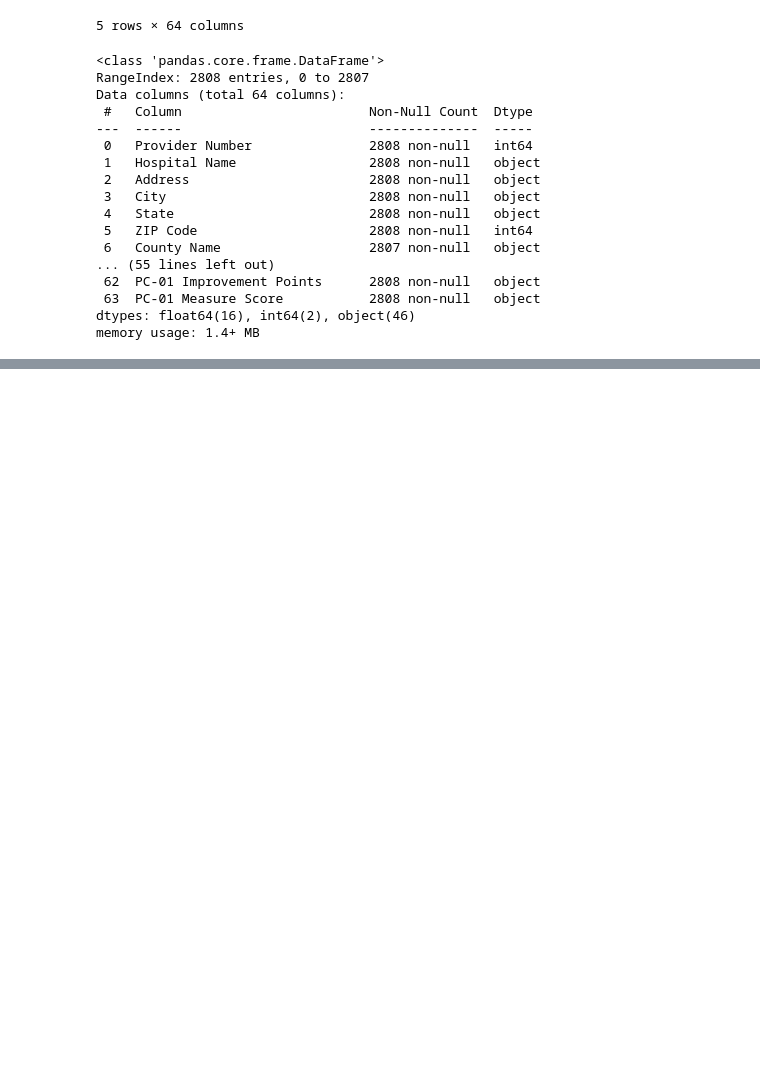
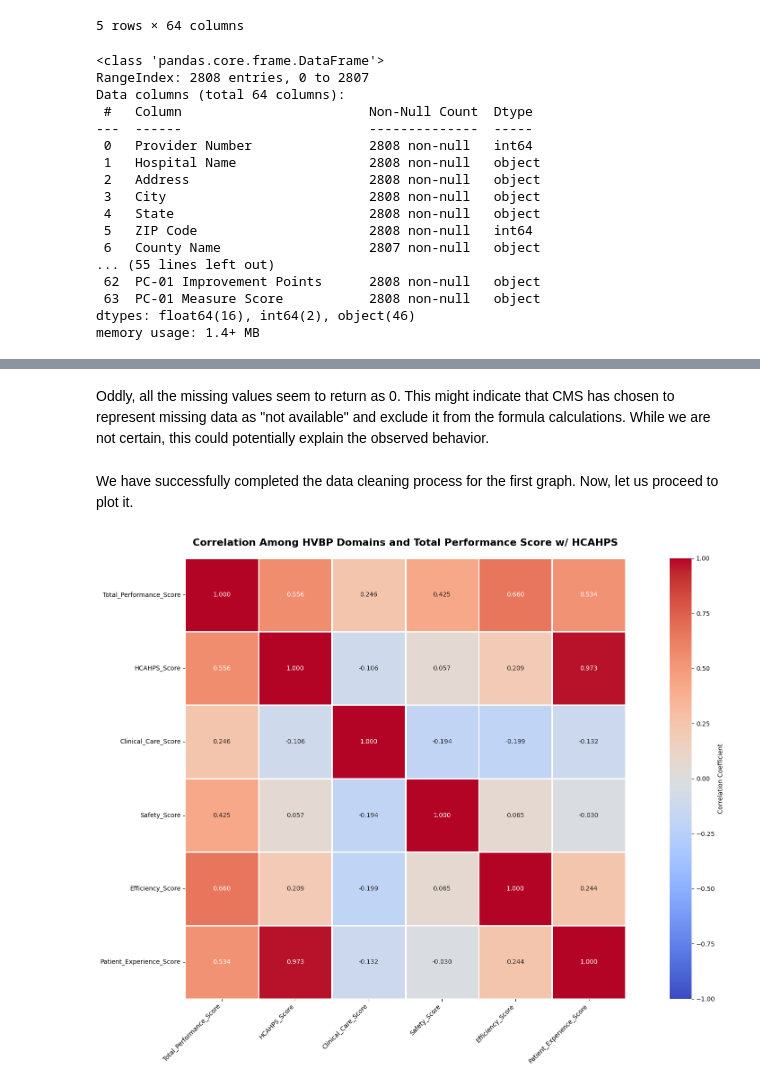
Before and after one commit to 4uroraL1g/HTM737-homework-an, a Jupyter notebook: final_report/report.ipynb, the cells around one changed output, grey strips where cells are left out. Saved outputs shown, nothing was run; the diff lists cells and outputs as text; code cells hidden in the pictures; blank space fills up the shorter version.

```diff
--- a/final_report/report.ipynb
+++ b/final_report/report.ipynb
@@ -178,0 +235,18 @@ Since this is a complex dataset we will do the cleaning process on the go, becau
+# %%
+# Rename columns for clarity
+df_analysis_first_graph = df_analysis_first_graph.rename(columns={
+    'Total Performance Score': 'Total_Performance_Score',
+    'Weighted Normalized Clinical Care Domain Score': 'Clinical_Care_Score',
+    'Weighted Patient and Caregiver Centered Experience of Care/Care Coordination Domain Score': 'Patient_Experience_Score',
+    'Weighted Safety Domain Score': 'Safety_Score',
+    'Weighted Efficiency and Cost Reduction Domain Score': 'Efficiency_Score'
+})
+
+# Drop rows where Total Performance Score is missing (key variable)
+df_analysis_first_graph = df_analysis_first_graph.dropna(subset=['Total_Performance_Score'])
+
+print("\nMerged dataset created!")
+print(f"Shape: {df_analysis_first_graph.shape}")
+print(f"\nColumns: {df_analysis_first_graph.columns.tolist()}")
+print(f"\nFirst few rows:")
+df_analysis_first_graph.head()
@@ -178,0 +409,30 @@ Since this is a complex dataset we will do the cleaning process on the go, becau
+# %% [markdown]
+Oddly, all the missing values seem to return as 0. This might indicate that CMS has chosen to represent missing data as "not available" and exclude it from the formula calculations. While we are not certain, this could potentially explain the observed behavior.
+# %% [markdown]
+We have successfully completed the data cleaning process for the first graph. Now, let us proceed to plot it.
+# %%
+# Calculate correlation matrix
+correlation_matrix = df_analysis_first_graph[['Total_Performance_Score', 'HCAHPS_Score', 'Clinical_Care_Score',
+                                               'Safety_Score', 'Efficiency_Score', 'Patient_Experience_Score']].corr()
+
+# Create the heatmap
+plt.figure(figsize=(20, 12))
+
+sns.heatmap(correlation_matrix,
+            annot=True,
+            fmt='.3f',
+            cmap='coolwarm',
+            center=0,
+            square=True,
+            linewidths=1,
+            cbar_kws={'label': 'Correlation Coefficient'},
+            vmin=-1, vmax=1)
+
+plt.title('Correlation Among HVBP Domains and Total Performance Score w/ HCAHPS',
+          fontsize=16, fontweight='bold', pad=20)
+plt.xticks(rotation=45, ha='right')
+plt.yticks(rotation=0)
+plt.tight_layout()
+plt.show()
+# %% [output]
+[figure, added]
```
Also changed, not shown: parts of 21 cells of this notebook, 1 other file.
